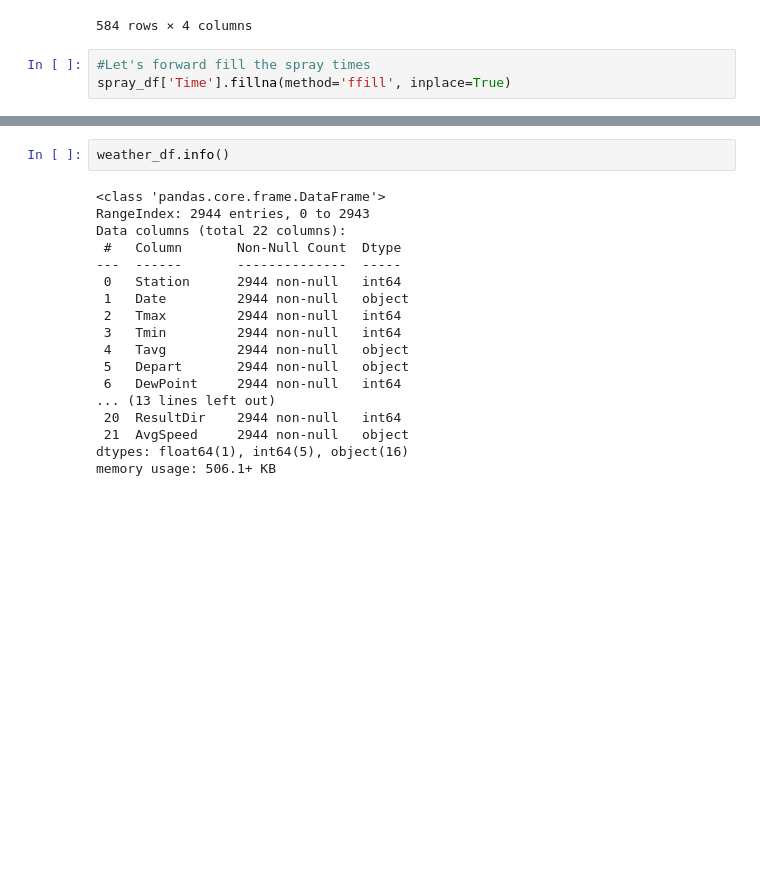
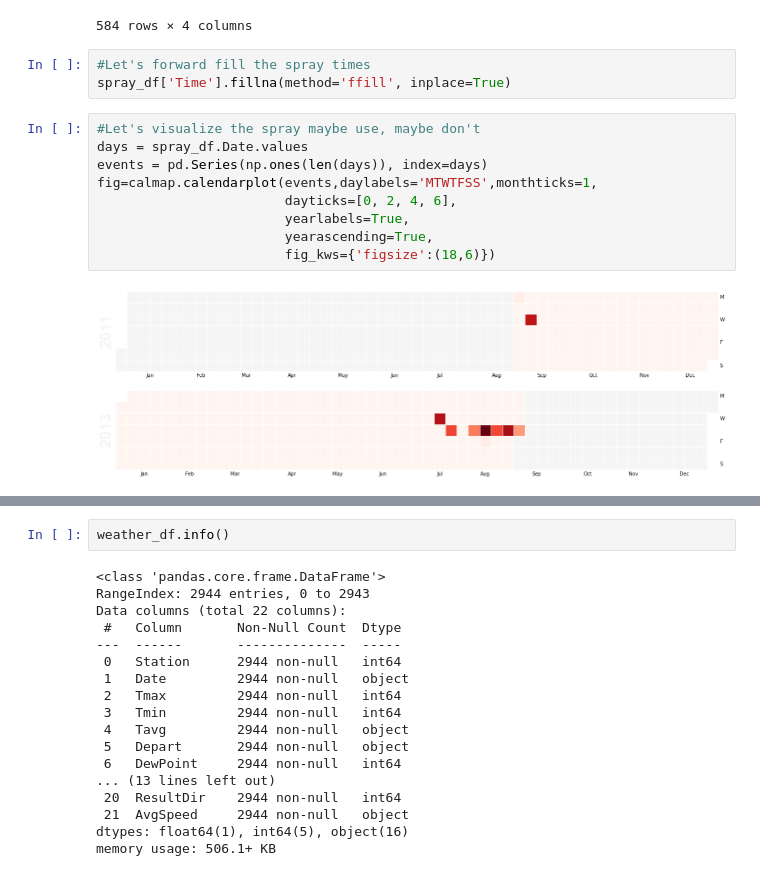
Before and after one commit to ltomczak1/Capstone-Two---Predicting-West-Nile-Virus, a Jupyter notebook: CapstoneTwoDataWrangling.ipynb, the cells around one changed output, grey strips where cells are left out. Saved outputs shown, nothing was run; the diff lists cells and outputs as text; blank space fills up the shorter version.

```diff
--- a/CapstoneTwoDataWrangling.ipynb
+++ b/CapstoneTwoDataWrangling.ipynb
@@ -110,3 +111,14 @@ spray_df[spray_df['Time'].isna()]
 # %%
 #Let's forward fill the spray times
 spray_df['Time'].fillna(method='ffill', inplace=True)
+# %%
+#Let's visualize the spray maybe use, maybe don't
+days = spray_df.Date.values
+events = pd.Series(np.ones(len(days)), index=days)
+fig=calmap.calendarplot(events,daylabels='MTWTFSS',monthticks=1,
+                        dayticks=[0, 2, 4, 6],
+                        yearlabels=True,
+                        yearascending=True,
+                        fig_kws={'figsize':(18,6)})
+# %% [output]
+[figure, added]
```
Also changed, not shown: parts of 35 cells of this notebook, 16 other files.
